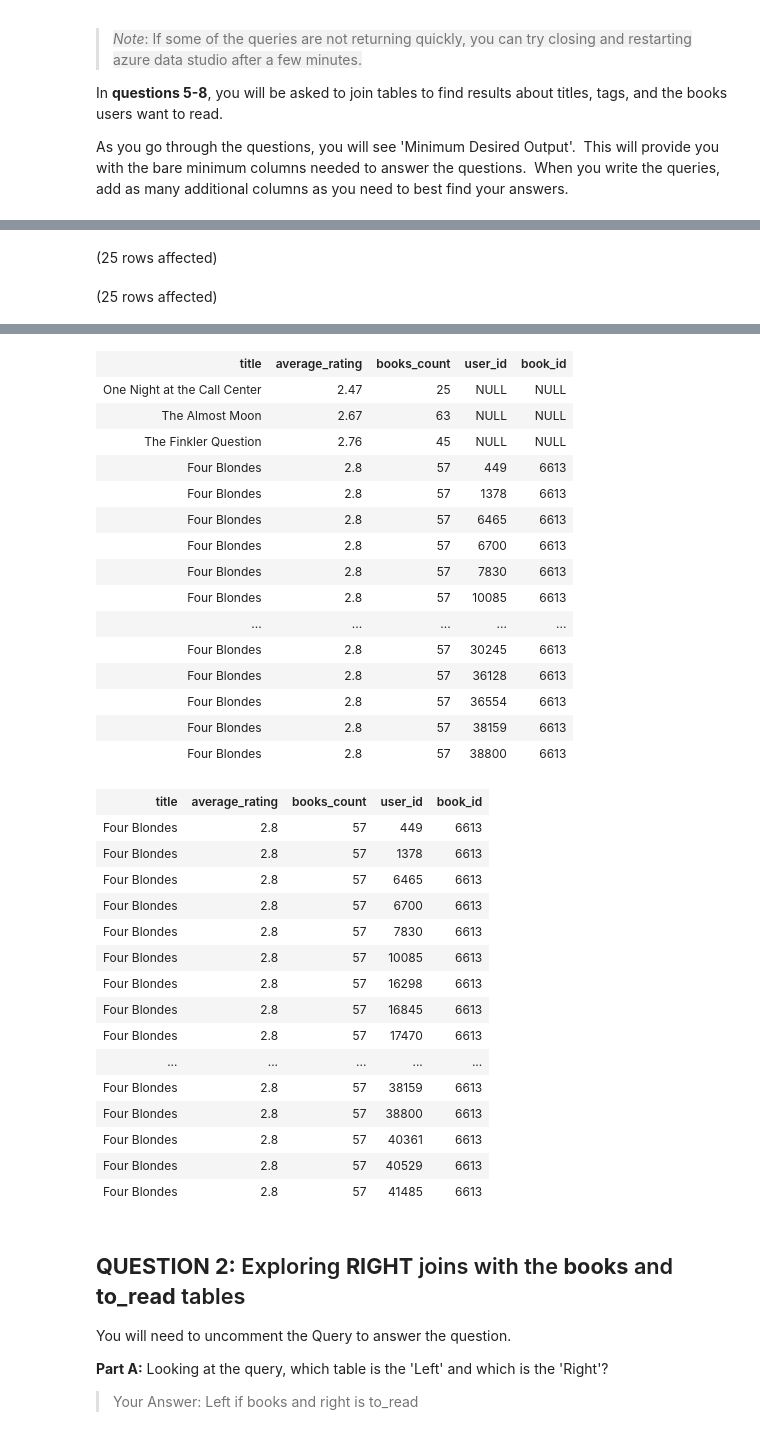
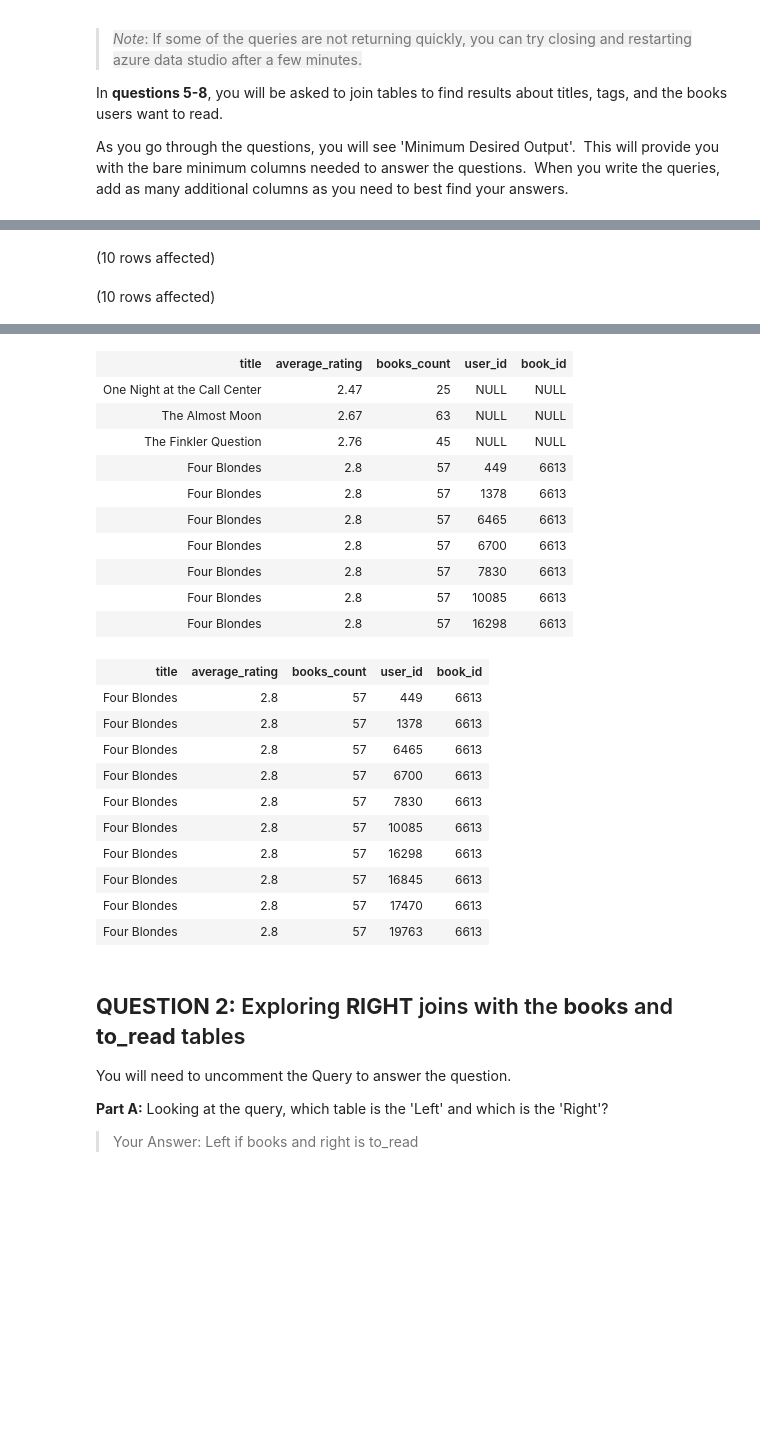
Before and after one commit to odelmas-sci/SQL-Part-3-Exercises, a Jupyter notebook: Notebook-1.ipynb, the cells around one changed output, grey strips where cells are left out. Drawn from its saved outputs; the diff is of its cells as text; code cells hidden in the pictures; blank space fills up the shorter version.

```diff
--- a/Notebook-1.ipynb
+++ b/Notebook-1.ipynb
@@ -27,19 +27,19 @@ The code block below has been commented out. To answer this question, you will n
 # %%
 
 -- Query 1: LEFT JOIN
-SELECT TOP 25 b.title, b.average_rating, b.books_count,tr.user_id, tr.book_id
+SELECT TOP 10 b.title, b.average_rating, b.books_count,tr.user_id, tr.book_id
 FROM BooksDB.dbo.books AS b
 LEFT JOIN BooksDB.dbo.to_read AS tr
 ON b.best_book_id = tr.book_id
 ORDER BY b.average_rating;
 
 -- Query 2: LEFT JOIN USING 'IS NOT NULL'
-SELECT TOP 25 b.title, b.average_rating, b.books_count,tr.user_id, tr.book_id
+SELECT TOP 10 b.title, b.average_rating, b.books_count,tr.user_id, tr.book_id
 FROM BooksDB.dbo.books AS b
 LEFT JOIN BooksDB.dbo.to_read AS tr
 ON b.best_book_id = tr.book_id
 WHERE tr.user_id IS NOT NULL
 ORDER BY b.average_rating;
 # %% [output]
-(25 rows affected)
+(10 rows affected)
-(25 rows affected)
+(10 rows affected)
@@ -47,19 +47,14 @@ Total execution time: 00:00:05.475
 | title | average_rating | books_count | user_id | book_id |
 | One Night at the Call Center | 2.47 | 25 | NULL | NULL |
 | The Almost Moon | 2.67 | 63 | NULL | NULL |
 | The Finkler Question | 2.76 | 45 | NULL | NULL |
 | Four Blondes | 2.8 | 57 | 449 | 6613 |
 | Four Blondes | 2.8 | 57 | 1378 | 6613 |
 | Four Blondes | 2.8 | 57 | 6465 | 6613 |
 | Four Blondes | 2.8 | 57 | 6700 | 6613 |
 | Four Blondes | 2.8 | 57 | 7830 | 6613 |
 | Four Blondes | 2.8 | 57 | 10085 | 6613 |
-| ... | ... | ... | ... | ... |
-| Four Blondes | 2.8 | 57 | 30245 | 6613 |
-| Four Blondes | 2.8 | 57 | 36128 | 6613 |
-| Four Blondes | 2.8 | 57 | 36554 | 6613 |
-| Four Blondes | 2.8 | 57 | 38159 | 6613 |
-| Four Blondes | 2.8 | 57 | 38800 | 6613 |
+| Four Blondes | 2.8 | 57 | 16298 | 6613 |
 | title | average_rating | books_count | user_id | book_id |
 | Four Blondes | 2.8 | 57 | 449 | 6613 |
 | Four Blondes | 2.8 | 57 | 1378 | 6613 |
@@ -70,12 +65,7 @@ Total execution time: 00:00:05.475
 | Four Blondes | 2.8 | 57 | 16298 | 6613 |
 | Four Blondes | 2.8 | 57 | 16845 | 6613 |
 | Four Blondes | 2.8 | 57 | 17470 | 6613 |
-| ... | ... | ... | ... | ... |
-| Four Blondes | 2.8 | 57 | 38159 | 6613 |
-| Four Blondes | 2.8 | 57 | 38800 | 6613 |
-| Four Blondes | 2.8 | 57 | 40361 | 6613 |
-| Four Blondes | 2.8 | 57 | 40529 | 6613 |
-| Four Blondes | 2.8 | 57 | 41485 | 6613 |
+| Four Blondes | 2.8 | 57 | 19763 | 6613 |
 # %% [markdown]
 ## **QUESTION 2:** Exploring **RIGHT** joins with the **books** and **to\_read** tables
 
```
Also changed, not shown: parts of 7 cells of this notebook.
